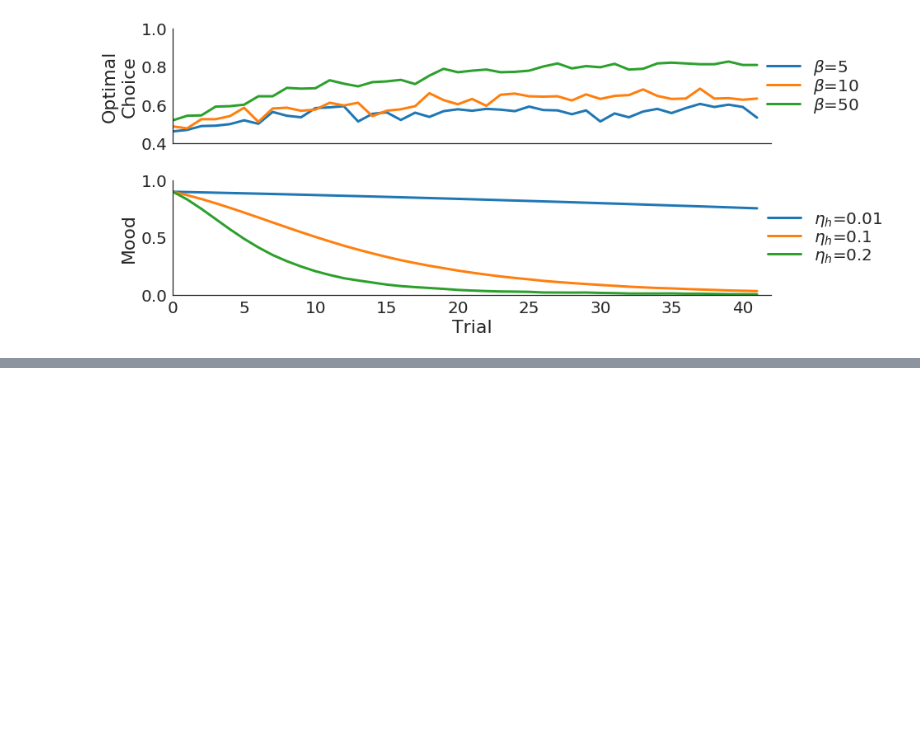
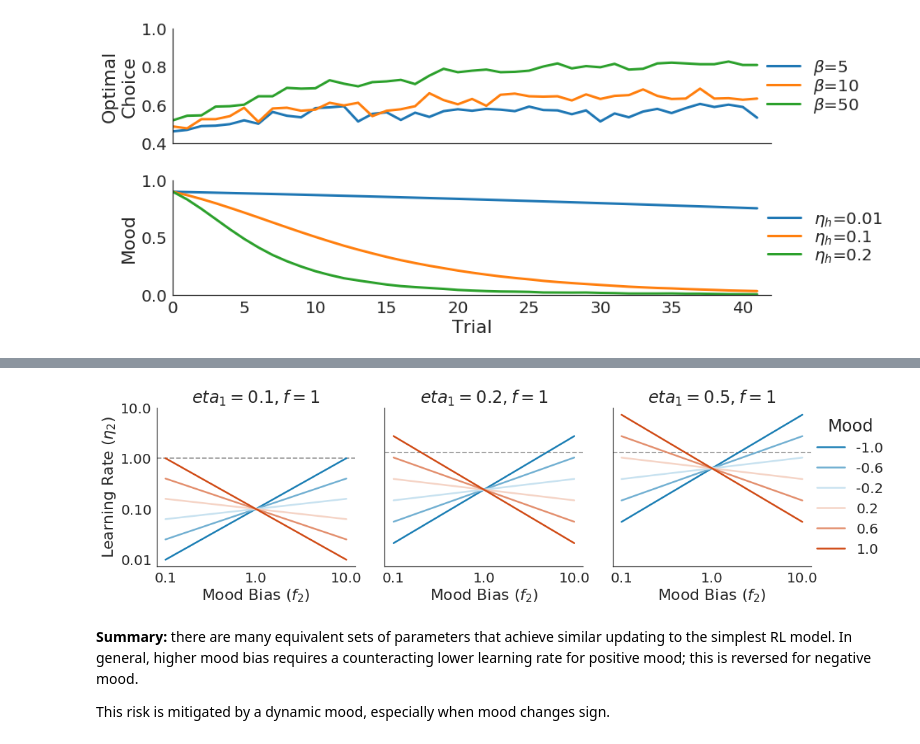
Before and after one commit to szorowi1/pni-rotations, a Jupyter notebook: demos.ipynb, the cells around one changed output, grey strips where cells are left out. Drawn from its saved outputs; the diff is of its cells as text; code cells hidden in the pictures; blank space fills up the shorter version.

Commit message:
discussion of identifiability issues in demos. reproduction of subject rejection and mood limitations in analysis

```diff
--- a/demos.ipynb
+++ b/demos.ipynb
@@ -211,0 +194,55 @@ plt.tight_layout()
+# %%
+#~~~~~~~~~~~~~~~~~~~~~~~~~~~~~~~~~~~~~~~~~~#
+### Define parameters.
+#~~~~~~~~~~~~~~~~~~~~~~~~~~~~~~~~~~~~~~~~~~#
+
+## Parameters (eta_v, f).
+parameters = [(0.1, 1), (0.2, 1), (0.5, 1)]
+
+## Sampling space.
+f_2 = np.logspace(-1,1,101)
+moods = np.linspace(-1,1,6)
+
+#~~~~~~~~~~~~~~~~~~~~~~~~~~~~~~~~~~~~~~~~~~#
+### Main loop.
+#~~~~~~~~~~~~~~~~~~~~~~~~~~~~~~~~~~~~~~~~~~#
+
+## Define solver function.
+solver = lambda eta_1, f_1, f_2, m: np.exp( np.log(eta_1) - m*(np.log(f_2) - np.log(f_1)) )
+
+## Initialize canvas.
+fig, axes = plt.subplots(1, len(parameters), figsize=(15,5), sharex=True, sharey=True)
+colors = sns.diverging_palette(240,20,n=6,s=95)
+
+## Main loop.
+for i, ax, params in zip(np.arange(axes.size), axes, parameters):
+
+    ## Iterate over moods.
+    for m, color in zip(moods, colors):
+
+        ## Compute eta_2.
+        eta_2 = solver(*params, f_2, m)
+
+        ## Plot.
+        ax.plot(f_2, eta_2, lw=2.5, color=color, label=m)
+
+    ## Add info.
+    ax.hlines(1, 0.08, 12.5, linestyle='--', alpha=0.4)
+    ax.set(xscale='log', yscale='log')
+    ax.set(xlim=(0.08, 12.5), xlabel=r'Mood Bias ($f_2$)', xticks=np.logspace(-1,1,3),
+           xticklabels=['0.1', '1.0', '10.0'], yticklabels=[],
+           title=r'$eta_1 = %s, f = %s$' %params)
+
+## Finalize plot.
+axes[0].set(yticks=np.logspace(-2,1,4), yticklabels=['0.01','0.10','1.00','10.0'],
+            ylabel=r'Learning Rate ($\eta_2$)')
+axes[-1].legend(loc=7, bbox_to_anchor=(1.4,0.5), borderpad=0, labelspacing=0.5, title='Mood')
+
+sns.despine()
+plt.tight_layout()
+# %% [output]
+[figure, added]
+# %% [markdown]
+**Summary:** there are many equivalent sets of parameters that achieve similar updating to the simplest RL model. In general, higher mood bias requires a counteracting lower learning rate for positive mood; this is reversed for negative mood.
+
+This risk is mitigated by a dynamic mood, especially when mood changes sign.
```
Also changed, not shown: parts of 6 cells of this notebook, 2 other files.
